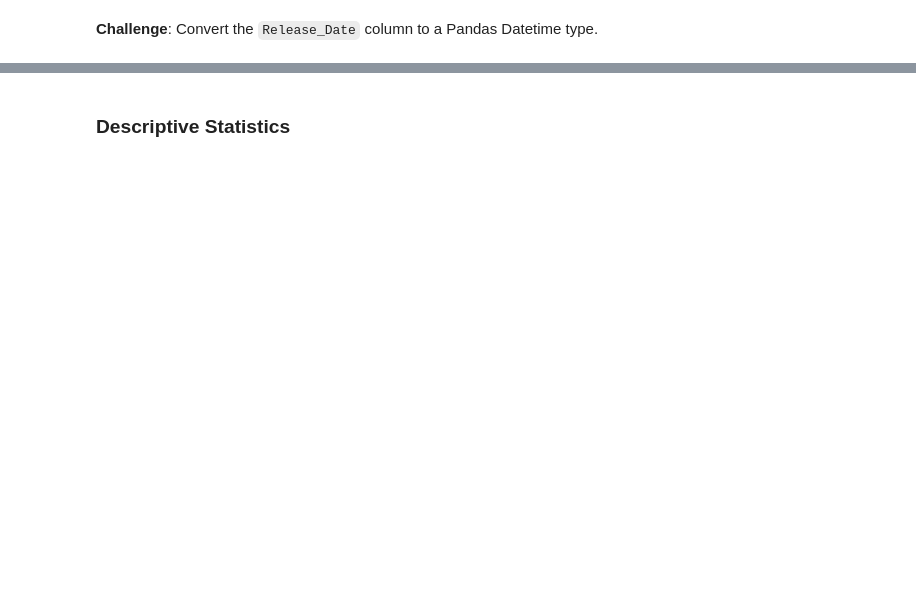
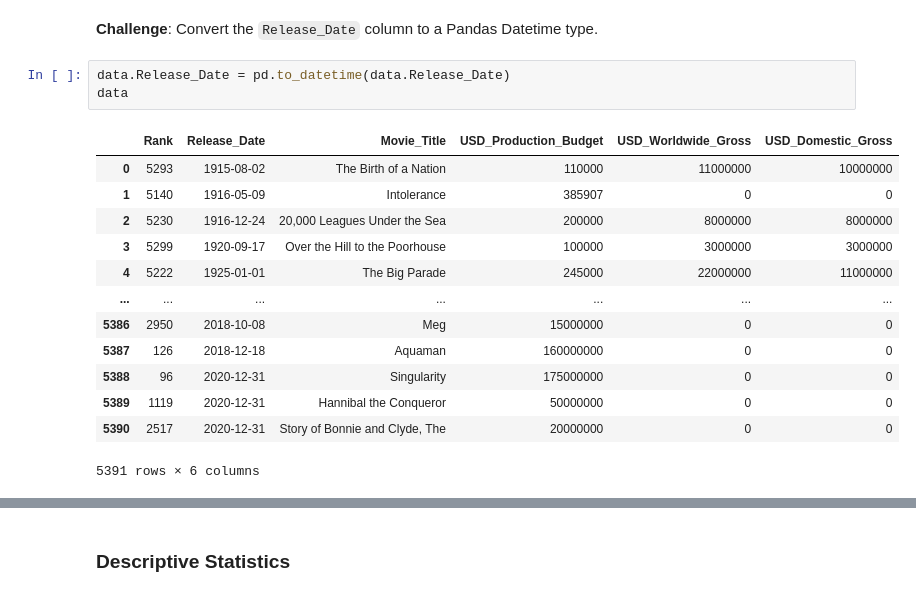
Before and after one commit to tbk81/100-DAYS-OF-CODE-PY, a Jupyter notebook: 78-film-budget-revenue/Seaborn_and_Linear_Regression.ipynb, the cells around one changed output, grey strips where cells are left out. Cells and saved outputs as stored; diff of their text form; blank space fills up the shorter version.

```diff
--- a/78-film-budget-revenue/Seaborn_and_Linear_Regression.ipynb
+++ b/78-film-budget-revenue/Seaborn_and_Linear_Regression.ipynb
@@ -38,2 +112,19 @@ Note that *domestic* in this context refers to the United States.
 # %% [markdown]
 **Challenge**: Convert the `Release_Date` column to a Pandas Datetime type.
+# %%
+data.Release_Date = pd.to_datetime(data.Release_Date)
+data
+# %% [output]
+|  | Rank | Release_Date | Movie_Title | USD_Production_Budget | USD_Worldwide_Gross | USD_Domestic_Gross |
+| 0 | 5293 | 1915-08-02 | The Birth of a Nation | 110000 | 11000000 | 10000000 |
+| 1 | 5140 | 1916-05-09 | Intolerance | 385907 | 0 | 0 |
+| 2 | 5230 | 1916-12-24 | 20,000 Leagues Under the Sea | 200000 | 8000000 | 8000000 |
+| 3 | 5299 | 1920-09-17 | Over the Hill to the Poorhouse | 100000 | 3000000 | 3000000 |
+| 4 | 5222 | 1925-01-01 | The Big Parade | 245000 | 22000000 | 11000000 |
+| ... | ... | ... | ... | ... | ... | ... |
+| 5386 | 2950 | 2018-10-08 | Meg | 15000000 | 0 | 0 |
+| 5387 | 126 | 2018-12-18 | Aquaman | 160000000 | 0 | 0 |
+| 5388 | 96 | 2020-12-31 | Singularity | 175000000 | 0 | 0 |
+| 5389 | 1119 | 2020-12-31 | Hannibal the Conqueror | 50000000 | 0 | 0 |
+| 5390 | 2517 | 2020-12-31 | Story of Bonnie and Clyde, The | 20000000 | 0 | 0 |
+5391 rows × 6 columns
```
Also changed, not shown: parts of 19 cells of this notebook.
